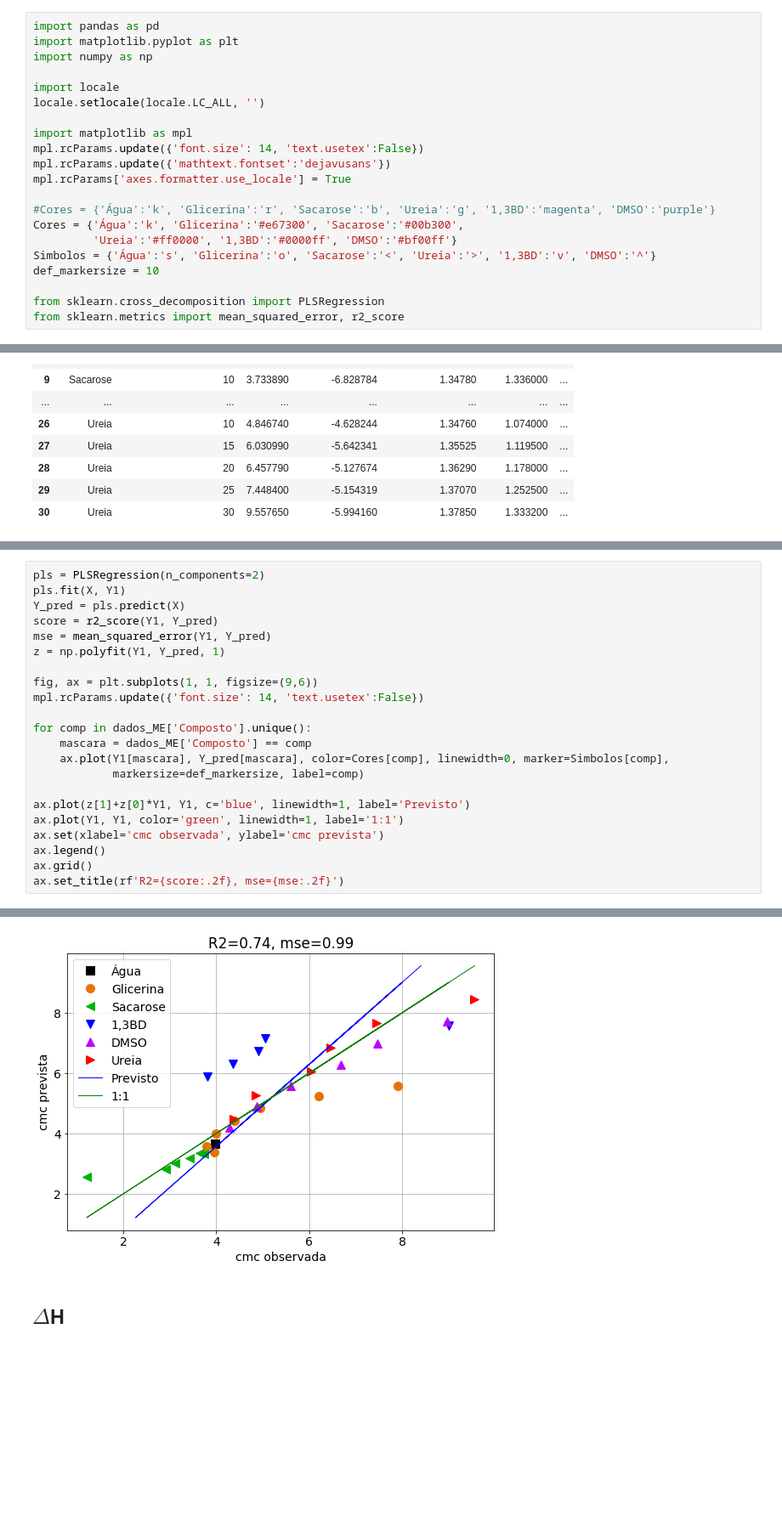
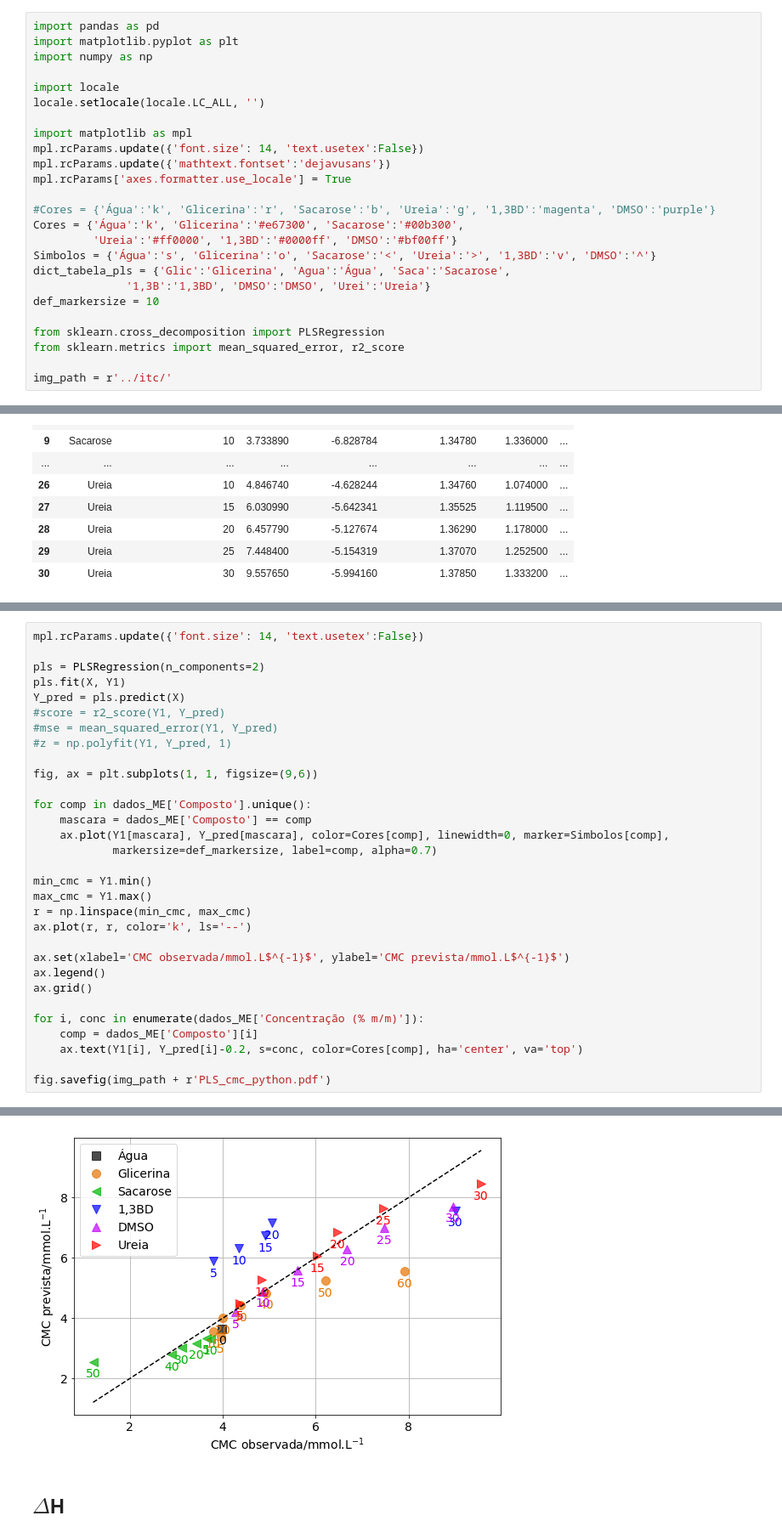
Before and after one commit to KarlClinckspoor/Tese, a Jupyter notebook: imagens/notebooks/Análise multivariada.ipynb, the cells around one changed output, grey strips where cells are left out. Shown at 85% size. Saved outputs shown, nothing was run; the diff lists cells and outputs as text; blank space fills up the shorter version.

Commit message:
ADIT: PLS Pir, Python, eqs

```diff
--- a/imagens/notebooks/Análise multivariada.ipynb
+++ b/imagens/notebooks/Análise multivariada.ipynb
@@ -15,10 +15,14 @@ mpl.rcParams['axes.formatter.use_locale'] = True
 Cores = {'Água':'k', 'Glicerina':'#e67300', 'Sacarose':'#00b300',
          'Ureia':'#ff0000', '1,3BD':'#0000ff', 'DMSO':'#bf00ff'}
 Simbolos = {'Água':'s', 'Glicerina':'o', 'Sacarose':'<', 'Ureia':'>', '1,3BD':'v', 'DMSO':'^'}
+dict_tabela_pls = {'Glic':'Glicerina', 'Agua':'Água', 'Saca':'Sacarose',
+              '1,3B':'1,3BD', 'DMSO':'DMSO', 'Urei':'Ureia'}
 def_markersize = 10
 
 from sklearn.cross_decomposition import PLSRegression
 from sklearn.metrics import mean_squared_error, r2_score
+
+img_path = r'../itc/'
 # %%
 dados_ME = pd.read_csv(r'./dados experimentais/cmc_ttab/CMC_DH.csv',
                        sep=';', decimal=',')
@@ -50,23 +56,32 @@ dados_ME
 # %%
+mpl.rcParams.update({'font.size': 14, 'text.usetex':False})
+
 pls = PLSRegression(n_components=2)
 pls.fit(X, Y1)
 Y_pred = pls.predict(X)
-score = r2_score(Y1, Y_pred)
-mse = mean_squared_error(Y1, Y_pred)
-z = np.polyfit(Y1, Y_pred, 1)
+#score = r2_score(Y1, Y_pred)
+#mse = mean_squared_error(Y1, Y_pred)
+#z = np.polyfit(Y1, Y_pred, 1)
 
 fig, ax = plt.subplots(1, 1, figsize=(9,6))
-mpl.rcParams.update({'font.size': 14, 'text.usetex':False})
 
 for comp in dados_ME['Composto'].unique():
     mascara = dados_ME['Composto'] == comp
     ax.plot(Y1[mascara], Y_pred[mascara], color=Cores[comp], linewidth=0, marker=Simbolos[comp],
-            markersize=def_markersize, label=comp)
+            markersize=def_markersize, label=comp, alpha=0.7)
 
-ax.plot(z[1]+z[0]*Y1, Y1, c='blue', linewidth=1, label='Previsto')
-ax.plot(Y1, Y1, color='green', linewidth=1, label='1:1')
-ax.set(xlabel='cmc observada', ylabel='cmc prevista')
+min_cmc = Y1.min()
+max_cmc = Y1.max()
+r = np.linspace(min_cmc, max_cmc)
+ax.plot(r, r, color='k', ls='--')
+
+ax.set(xlabel='CMC observada/mmol.L$^{-1}$', ylabel='CMC prevista/mmol.L$^{-1}$')
 ax.legend()
 ax.grid()
-ax.set_title(rf'R2={score:.2f}, mse={mse:.2f}')
+
+for i, conc in enumerate(dados_ME['Concentração (% m/m)']):
+    comp = dados_ME['Composto'][i]
+    ax.text(Y1[i], Y_pred[i]-0.2, s=conc, color=Cores[comp], ha='center', va='top')
+
+fig.savefig(img_path + r'PLS_cmc_python.pdf')
 # %% [output]
@@ -74,4 +88,4 @@ Text(0.5, 1.0, 'R2=0.74, mse=0.99')
-[figure, old version]
+[figure, new version]
 # %% [markdown]
 ## $\Delta$H
 # %%
```
Also changed, not shown: parts of 13 cells of this notebook, 11 other files.
